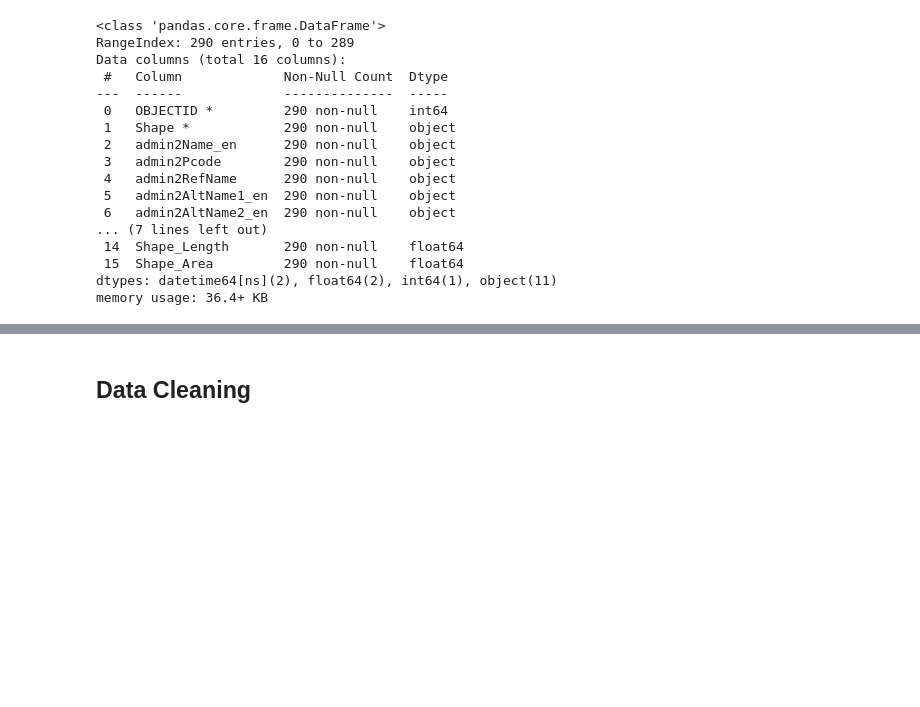
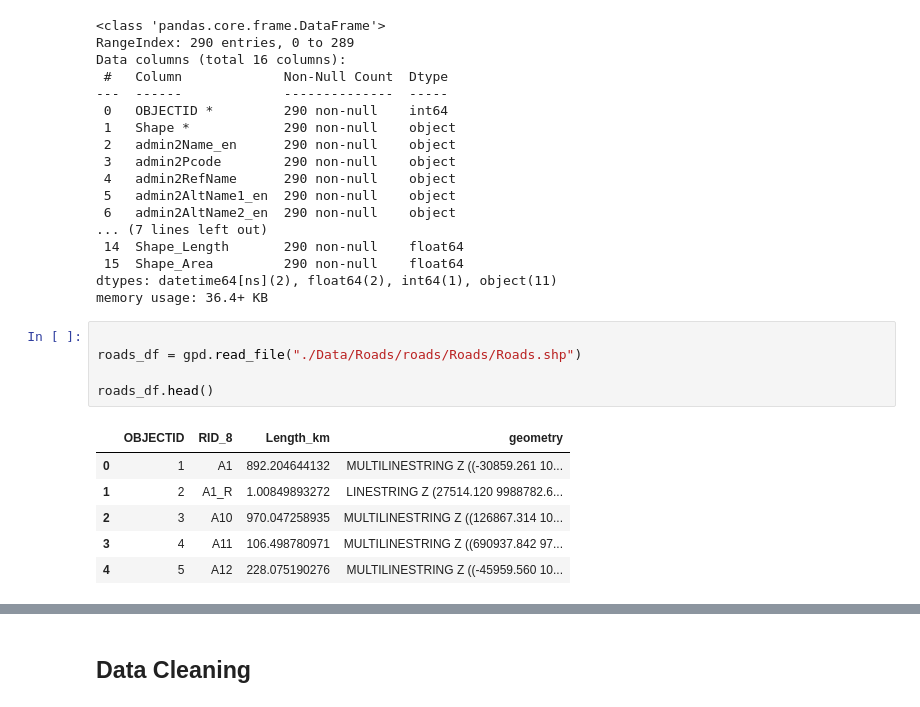
Before and after one commit to maryannngongi/EV_Charging_Stations_Optimization, a Jupyter notebook: index.ipynb, the cells around one changed output, grey strips where cells are left out. Drawn from its saved outputs; the diff is of its cells as text; blank space fills up the shorter version.

```diff
--- a/index.ipynb
+++ b/index.ipynb
@@ -234,3 +249,15 @@ Data columns (total 16 columns):
  15  Shape_Area         290 non-null    float64
 dtypes: datetime64[ns](2), float64(2), int64(1), object(11)
 memory usage: 36.4+ KB
+# %%
+
+roads_df = gpd.read_file("./Data/Roads/roads/Roads/Roads.shp")
+
+roads_df.head()
+# %% [output]
+|  | OBJECTID | RID_8 | Length_km | geometry |
+| 0 | 1 | A1 | 892.204644132 | MULTILINESTRING Z ((-30859.261 10... |
+| 1 | 2 | A1_R | 1.00849893272 | LINESTRING Z (27514.120 9988782.6... |
+| 2 | 3 | A10 | 970.047258935 | MULTILINESTRING Z ((126867.314 10... |
+| 3 | 4 | A11 | 106.498780971 | MULTILINESTRING Z ((690937.842 97... |
+| 4 | 5 | A12 | 228.075190276 | MULTILINESTRING Z ((-45959.560 10... |
```
Also changed, not shown: parts of 19 cells of this notebook.
